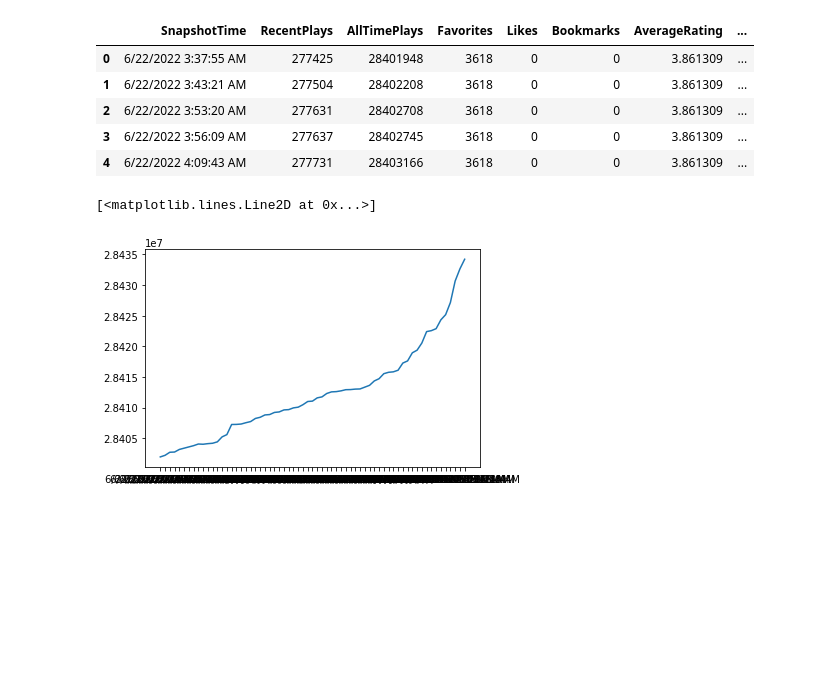
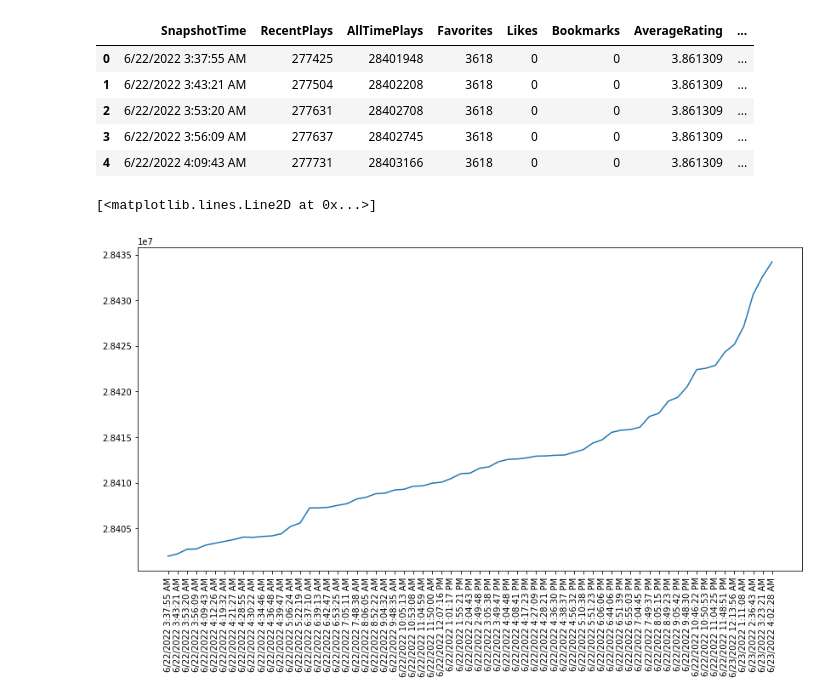
Before and after one commit to OpenSpartan/openspartan-data-notebooks, a Jupyter notebook: Halo Infinite Data Analysis.ipynb, the cells around one changed output. Drawn from its saved outputs; the diff is of its cells as text; code cells hidden in the pictures; blank space fills up the shorter version.

```diff
--- a/Halo Infinite Data Analysis.ipynb
+++ b/Halo Infinite Data Analysis.ipynb
@@ -18,9 +18,12 @@ df.head(5)
 | 2 | 6/22/2022 3:53:20 AM | 277631 | 28402708 | 3618 | 0 | 0 | 3.861309 | ... |
 | 3 | 6/22/2022 3:56:09 AM | 277637 | 28402745 | 3618 | 0 | 0 | 3.861309 | ... |
 | 4 | 6/22/2022 4:09:43 AM | 277731 | 28403166 | 3618 | 0 | 0 | 3.861309 | ... |
+# %%
+plt.rcParams['figure.figsize'] = [14, 7]
 # %%
+plt.xticks(rotation=90)
 plt.plot(df.SnapshotTime, df.AllTimePlays)
 # %% [output]
 [<matplotlib.lines.Line2D at 0x...>]
-[figure, old version]
+[figure, new version]
 # %%
```
Also changed, not shown: parts of 1 cell of this notebook.
